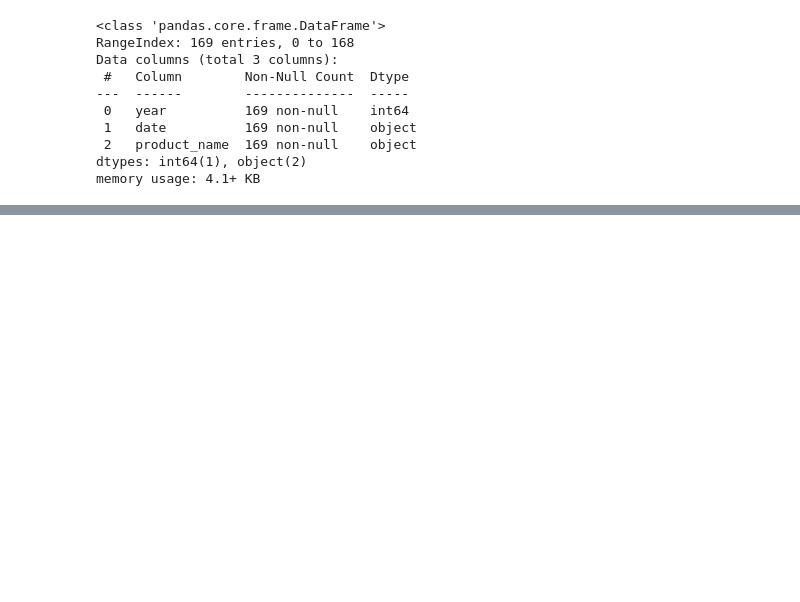
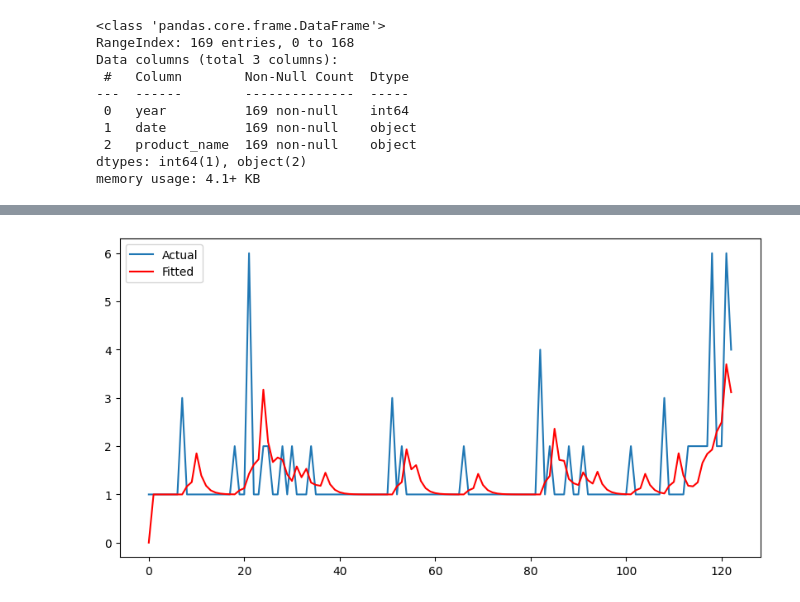
Before and after one commit to afiadata/ppb_recalls, a Jupyter notebook: notebooks/02_EDA.ipynb, the cells around one changed output, grey strips where cells are left out. Saved outputs shown, nothing was run; the diff lists cells and outputs as text; code cells hidden in the pictures; blank space fills up the shorter version.

```diff
--- a/notebooks/02_EDA.ipynb
+++ b/notebooks/02_EDA.ipynb
@@ -82,0 +332,25 @@ plt.show()
+# %%
+import itertools
+
+# Define ranges for p, d, q
+p = range(0, 4)   # AR order
+d = range(0, 2)   # Differencing
+q = range(0, 3)   # MA order
+
+# Generate all (p,d,q) combinations
+pdq = list(itertools.product(p, d, q))
+# %%
+results = []
+
+for param in pdq:
+    try:
+        model = ARIMA(daily_totals["count"], order=param)
+        model_fit = model.fit()
+        results.append([param, model_fit.aic])
+    except:
+        continue
+
+# Collect into DataFrame
+results_df = pd.DataFrame(results, columns=["order", "AIC"])
+results_df = results_df.sort_values(by="AIC")
+print(results_df.head(10))  # best 10 models
@@ -82,0 +369,7 @@ plt.show()
+# %%
+best_order = results_df.iloc[0]["order"]
+print("Best ARIMA order:", best_order)
+
+best_model = ARIMA(daily_totals["count"], order=best_order)
+best_fit = best_model.fit()
+print(best_fit.summary())
@@ -82,0 +394,11 @@ plt.show()
+# %%
+import matplotlib.pyplot as plt
+
+daily_totals["fitted"] = best_fit.fittedvalues
+plt.figure(figsize=(10,5))
+plt.plot(daily_totals["count"], label="Actual")
+plt.plot(daily_totals["fitted"], label="Fitted", color="red")
+plt.legend()
+plt.show()
+# %% [output]
+[figure, added]
```
Also changed, not shown: parts of 34 cells of this notebook, 5 other files.
